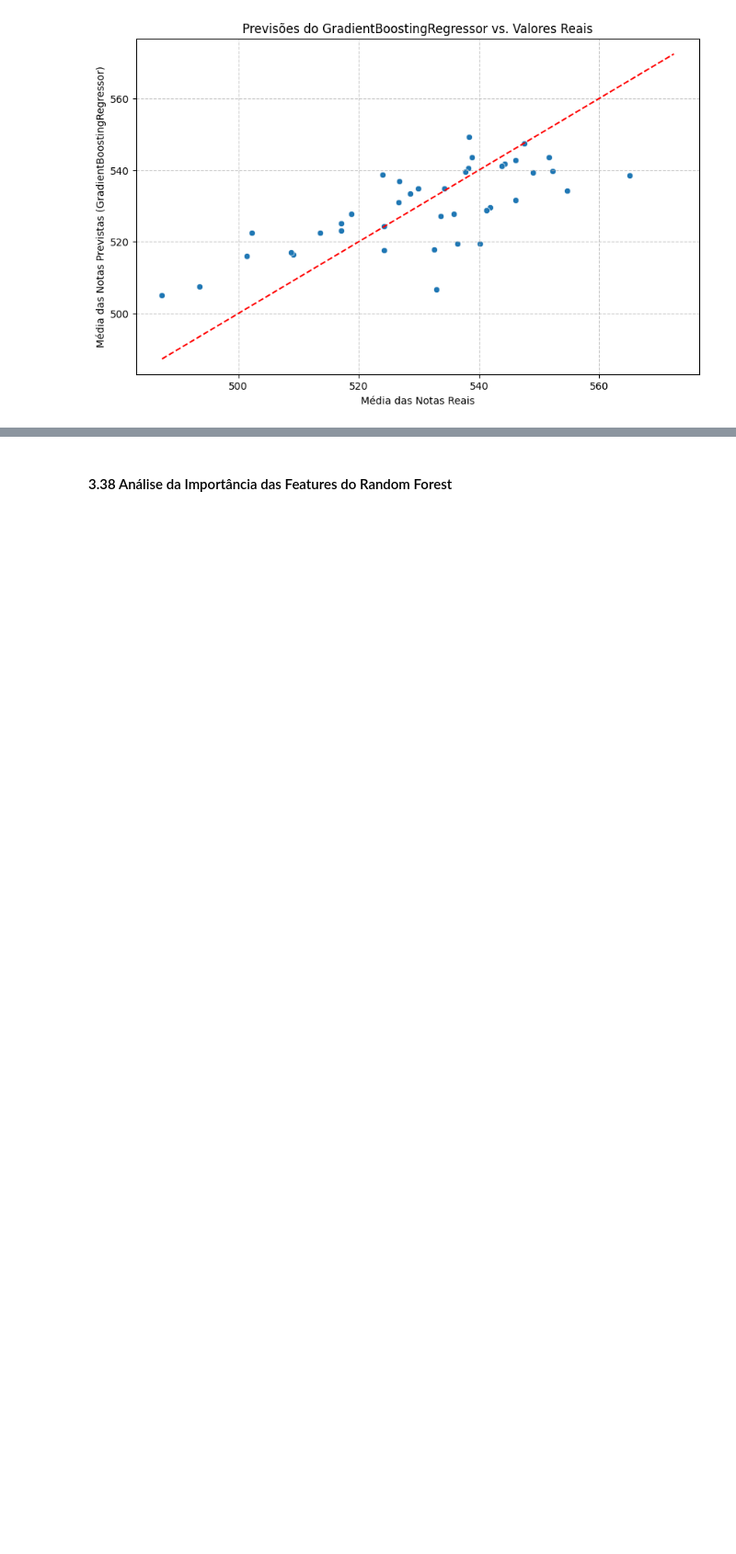
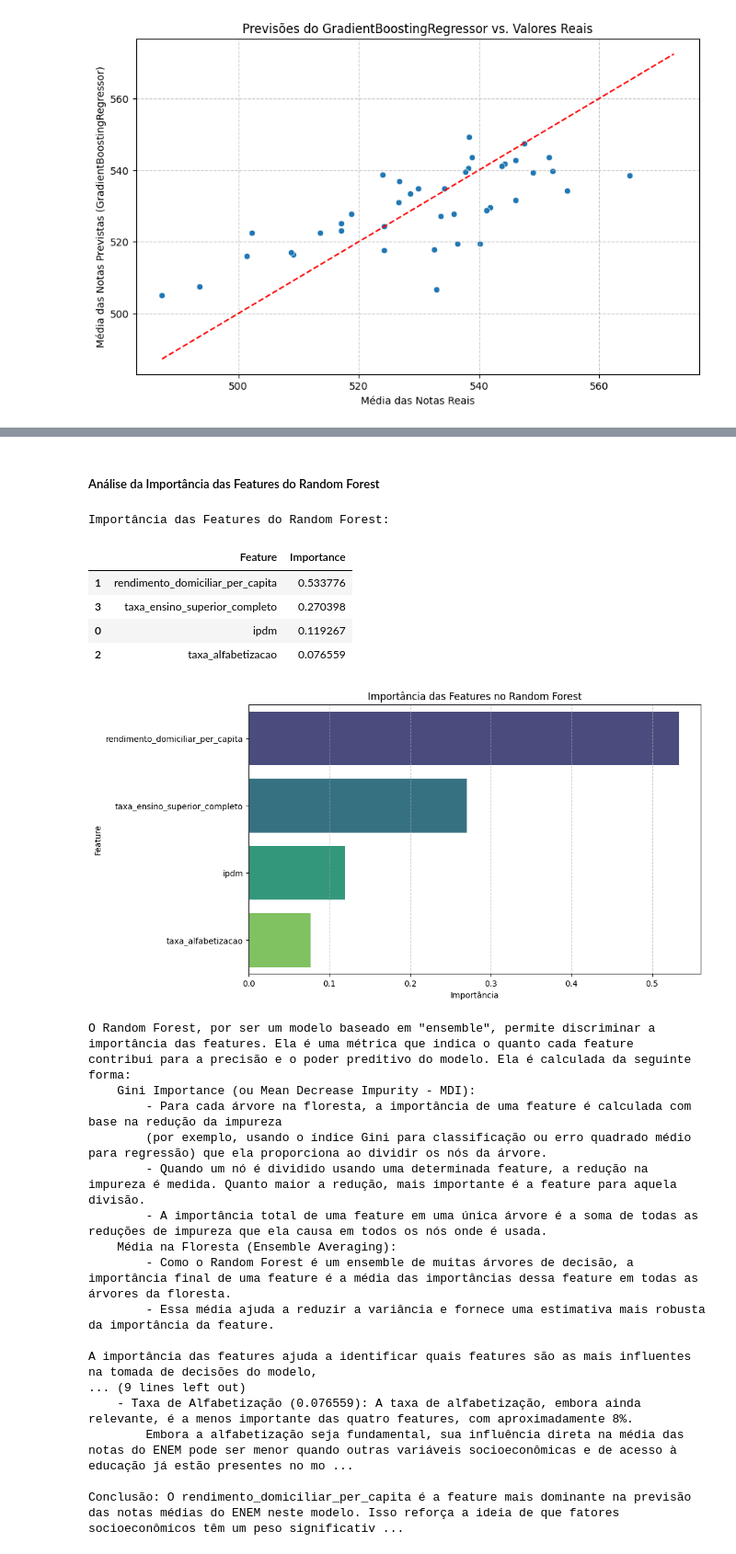
Before and after one commit to fernandolama/tcc_univesp, a Jupyter notebook: tcc_analise_dados.ipynb, the cells around one changed output, grey strips where cells are left out. Shown at 92% size. Saved outputs shown, nothing was run; the diff lists cells and outputs as text; code cells hidden in the pictures; blank space fills up the shorter version.

```diff
--- a/tcc_analise_dados.ipynb
+++ b/tcc_analise_dados.ipynb
@@ -1752,27 +1914,77 @@ plt.show()
 # %% [markdown]
-#### 3.38 Análise da Importância das Features do Random Forest
+##### Análise da Importância das Features do Random Forest
 # %%
 import pandas as pd
 import matplotlib.pyplot as plt
 import seaborn as sns
 
 # Obter a importância das features do modelo Random Forest
 feature_importances = best_rf_model.feature_importances_
 
 # Mapear a importância para os nomes das features
 features_df = pd.DataFrame({'Feature': X.columns, 'Importance': feature_importances})
 
 # Ordenar as features por importância
 features_df = features_df.sort_values(by='Importance', ascending=False)
 
-print("Importância das Features do Melhor Modelo Random Forest:")
+print("Importância das Features do Random Forest:")
 display(features_df)
 
 # Visualizar a importância das features
 plt.figure(figsize=(10, 6))
 sns.barplot(x='Importance', y='Feature', data=features_df, palette='viridis', hue='Feature', legend=False)
-plt.title('Importância das Features no Modelo Random Forest')
+plt.title('Importância das Features no Random Forest')
 plt.xlabel('Importância')
 plt.ylabel('Feature')
 plt.grid(axis='x', linestyle='--', alpha=0.7)
 plt.show()
+
+print(f"""
+O Random Forest, por ser um modelo baseado em "ensemble", permite discriminar a importância das features. Ela é uma métrica que indica o quanto cada feature
+contribui para a precisão e o poder preditivo do modelo. Ela é calculada da seguinte forma:
+    Gini Importance (ou Mean Decrease Impurity - MDI):
+        - Para cada árvore na floresta, a importância de uma feature é calculada com base na redução da impureza
+        (por exemplo, usando o índice Gini para classificação ou erro quadrado médio para regressão) que ela proporciona ao dividir os nós da árvore.
+        - Quando um nó é dividido usando uma determinada feature, a redução na impureza é medida. Quanto maior a redução, mais importante é a feature para aquela divisão.
+        - A importância total de uma feature em uma única árvore é a soma de todas as reduções de impureza que ela causa em todos os nós onde é usada.
+    Média na Floresta (Ensemble Averaging):
+        - Como o Random Forest é um ensemble de muitas árvores de decisão, a importância final de uma feature é a média das importâncias dessa feature em todas as árvores da floresta.
+        - Essa média ajuda a reduzir a variância e fornece uma estimativa mais robusta da importância da feature.
+\nA importância das features ajuda a identificar quais features são as mais influentes na tomada de decisões do modelo,
+bem com fornece uma maneira de entender melhor o modelo e o problema em questão, mostrando quais variáveis são mais críticas para a previsão.
+\nA análise da importância das features no nosso modelo revela o seguinte:
+    - Rendimento Domiciliar Per Capita ({features_df['Importance'][1]:.6f}): Esta é a feature mais importante de longe.
+        Ela sozinha contribui com mais de {features_df['Importance'][1] * 100:.0f}% da importância total, indicando que o poder aquisitivo da população de um município é o fator mais relevante para prever a média das notas no ENEM.
+    - Taxa de Acesso ao Ensino Superior ({features_df['Importance'][3]:.6f}): A taxa de acesso ao ensino superior ocupa a segunda posição, com cerca de {features_df['Importance'][3] * 100:.0f}% de importância.
+        Municípios com maior taxa de acesso tendem a ter melhores resultados no ENEM, possivelmente refletindo um ambiente que valoriza mais a educação e oferece mais oportunidades de progressão acadêmica.
+    - IPDM ({features_df['Importance'][0]:.6f}): O Índice Paulista de Desenvolvimento Municipal é a terceira feature mais importante, com aproximadamente {features_df['Importance'][0] * 100:.0f}% de importância.
+        Isso sugere que o nível geral de desenvolvimento do município (que inclui aspectos econômicos, sociais e ambientais) também tem um impacto considerável na performance dos estudantes.
+    - Taxa de Alfabetização ({features_df['Importance'][2]:.6f}): A taxa de alfabetização, embora ainda relevante, é a menos importante das quatro features, com aproximadamente {features_df['Importance'][2] * 100:.0f}%.
+        Embora a alfabetização seja fundamental, sua influência direta na média das notas do ENEM pode ser menor quando outras variáveis socioeconômicas e de acesso à educação já estão presentes no modelo.
+\nConclusão: O rendimento_domiciliar_per_capita é a feature mais dominante na previsão das notas médias do ENEM neste modelo. Isso reforça a ideia de que fatores socioeconômicos têm um peso significativo no desempenho educacional.
+      """)
+# %% [output]
+Importância das Features do Random Forest:
+|  | Feature | Importance |
+| 1 | rendimento_domiciliar_per_capita | 0.533776 |
+| 3 | taxa_ensino_superior_completo | 0.270398 |
+| 0 | ipdm | 0.119267 |
+| 2 | taxa_alfabetizacao | 0.076559 |
+[figure, added]
+O Random Forest, por ser um modelo baseado em "ensemble", permite discriminar a importância das features. Ela é uma métrica que indica o quanto cada feature
+contribui para a precisão e o poder preditivo do modelo. Ela é calculada da seguinte forma:
+    Gini Importance (ou Mean Decrease Impurity - MDI):
+        - Para cada árvore na floresta, a importância de uma feature é calculada com base na redução da impureza
+        (por exemplo, usando o índice Gini para classificação ou erro quadrado médio para regressão) que ela proporciona ao dividir os nós da árvore.
+        - Quando um nó é dividido usando uma determinada feature, a redução na impureza é medida. Quanto maior a redução, mais importante é a feature para aquela divisão.
+        - A importância total de uma feature em uma única árvore é a soma de todas as reduções de impureza que ela causa em todos os nós onde é usada.
+    Média na Floresta (Ensemble Averaging):
+        - Como o Random Forest é um ensemble de muitas árvores de decisão, a importância final de uma feature é a média das importâncias dessa feature em todas as árvores da floresta.
+        - Essa média ajuda a reduzir a variância e fornece uma estimativa mais robusta da importância da feature.
+
+A importância das features ajuda a identificar quais features são as mais influentes na tomada de decisões do modelo,
+... (9 lines left out)
+    - Taxa de Alfabetização (0.076559): A taxa de alfabetização, embora ainda relevante, é a menos importante das quatro features, com aproximadamente 8%.
+        Embora a alfabetização seja fundamental, sua influência direta na média das notas do ENEM pode ser menor quando outras variáveis socioeconômicas e de acesso à educação já estão presentes no mo ...
+
+Conclusão: O rendimento_domiciliar_per_capita é a feature mais dominante na previsão das notas médias do ENEM neste modelo. Isso reforça a ideia de que fatores socioeconômicos têm um peso significativ ...
```
Also changed, not shown: parts of 70 cells of this notebook, 1 other file.
